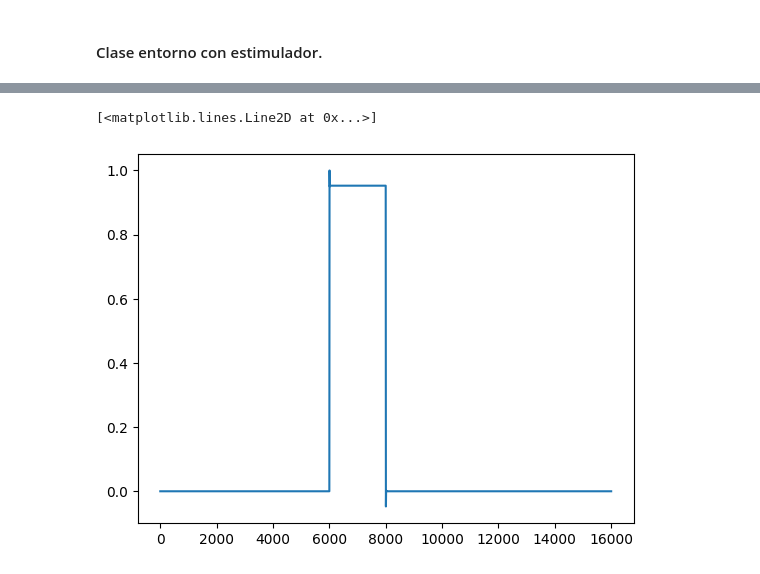
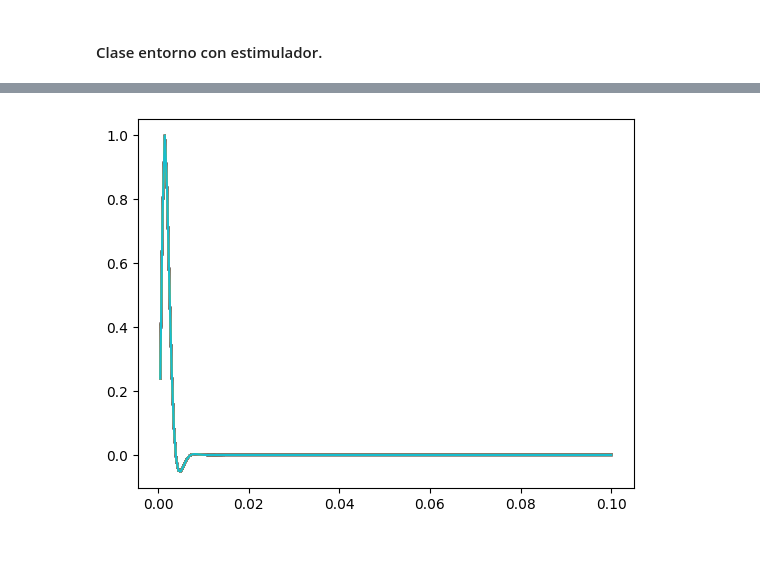
Before and after one commit to rmserra/proyecto-de-graduacion, a Jupyter notebook: modelo_poo.ipynb, the cells around one changed output, grey strips where cells are left out. Cells and saved outputs as stored; diff of their text form; code cells hidden in the pictures.

Commit message:
actualizo clases entorno y estimulador

```diff
--- a/modelo_poo.ipynb
+++ b/modelo_poo.ipynb
@@ -1232,5 +1189,8 @@ a.graficar_estimulos()
-# %%
-plt.plot(a.estimulador.estimulo[0])
-# %% [output]
-[<matplotlib.lines.Line2D at 0x...>]
-[figure, removed]
+# %%
+a = Entorno()
+a.crear_nervio(metodo_poblacion = 'uniforme_sin_superposicion',diametro_fibra=5,distancia_nodos=100,longitud=50000,porcentaje_cobertura=50,num_fibras=100)
+a.crear_electrodo(tipo='punto',pos_x = 0,pos_y = -125,pos_z = 25000,zona_influencia=10000,grosor=2000,funcion = funcion_gaussiana)
+a.crear_estimulo(tipo_estimulo='sin_nombre',frec_muestreo=2000,tiempo_estimulo=0.1,lista_tiempo_inicio = [0,0.035],frec_corte = 200,orden_filtro = 2)
+a.graficar_estimulos()
+# %% [output]
+[figure, added]
```
Also changed, not shown: parts of 5 cells of this notebook, 1 other file.
